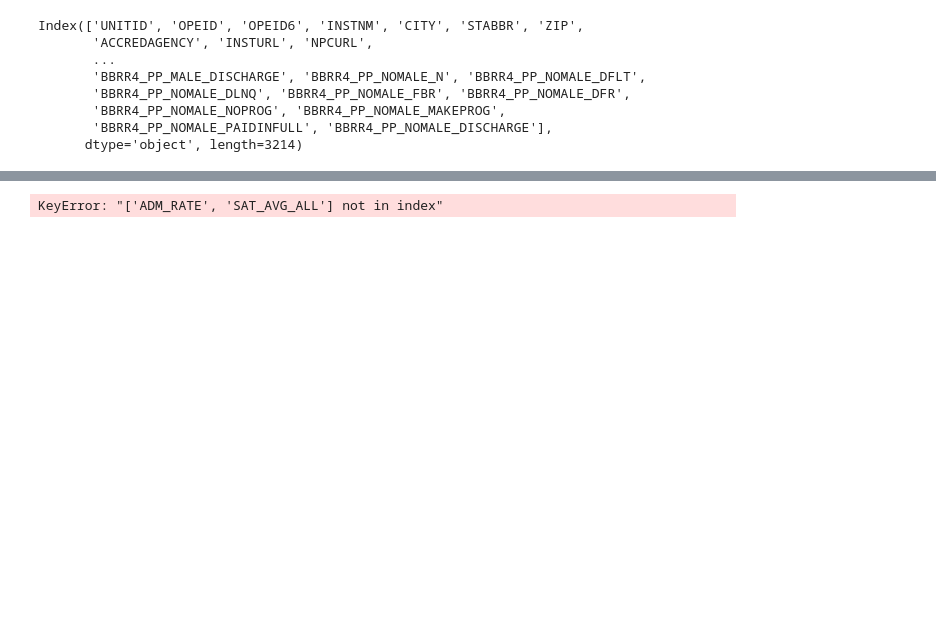
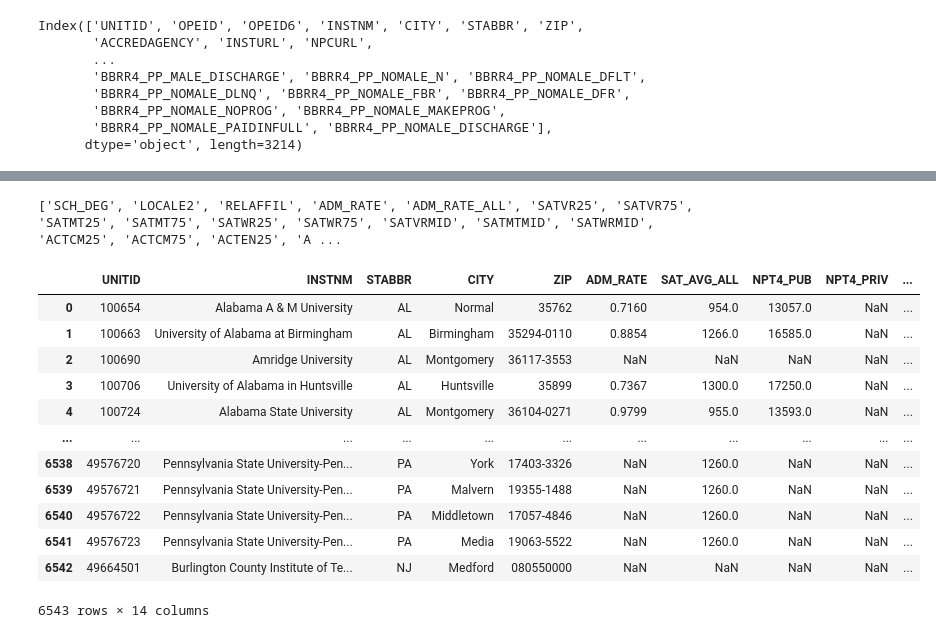
Before and after one commit to Wook22/Education_Institution_Data_Analysis, a Jupyter notebook: test.ipynb, the cells around one changed output, grey strips where cells are left out. Saved outputs shown, nothing was run; the diff lists cells and outputs as text; code cells hidden in the pictures; blank space fills up the shorter version.

```diff
--- a/test.ipynb
+++ b/test.ipynb
@@ -28,23 +62,43 @@ Index(['UNITID', 'OPEID', 'OPEID6', 'INSTNM', 'CITY', 'STABBR', 'ZIP',
+# %%
+null_percentage = test_df.isnull().sum()/len(test_df) *100
+
+columns_above_threshold = null_percentage[null_percentage > 30].index.tolist()
+
+print(columns_above_threshold)
+# %% [output]
+['SCH_DEG', 'LOCALE2', 'RELAFFIL', 'ADM_RATE', 'ADM_RATE_ALL', 'SATVR25', 'SATVR75', 'SATMT25', 'SATMT75', 'SATWR25', 'SATWR75', 'SATVRMID', 'SATMTMID', 'SATWRMID', 'ACTCM25', 'ACTCM75', 'ACTEN25', 'A ...
 # %%
-test_df = test_df[[
+test_select_df = test_df[[
     "UNITID",
     "INSTNM",
     "STABBR",
     "CITY",
     "ZIP",
-    "INSTNM",
     "ADM_RATE",
     "SAT_AVG_ALL",
     "NPT4_PUB",
     "NPT4_PRIV",
     "TUITIONFEE_IN",
     "TUITIONFEE_OUT",
     "LATITUDE",
     "LONGITUDE",
+    "ACTCM25"
 ]]
 
 
-test_df
+test_select_df
 # %% [output]
+|  | UNITID | INSTNM | STABBR | CITY | ZIP | ADM_RATE | SAT_AVG_ALL | NPT4_PUB | NPT4_PRIV | ... |
+| 0 | 100654 | Alabama A & M University | AL | Normal | 35762 | 0.7160 | 954.0 | 13057.0 | NaN | ... |
+| 1 | 100663 | University of Alabama at Birmingham | AL | Birmingham | 35294-0110 | 0.8854 | 1266.0 | 16585.0 | NaN | ... |
+| 2 | 100690 | Amridge University | AL | Montgomery | 36117-3553 | NaN | NaN | NaN | NaN | ... |
+| 3 | 100706 | University of Alabama in Huntsville | AL | Huntsville | 35899 | 0.7367 | 1300.0 | 17250.0 | NaN | ... |
+| 4 | 100724 | Alabama State University | AL | Montgomery | 36104-0271 | 0.9799 | 955.0 | 13593.0 | NaN | ... |
+| ... | ... | ... | ... | ... | ... | ... | ... | ... | ... | ... |
+| 6538 | 49576720 | Pennsylvania State University-Pen... | PA | York | 17403-3326 | NaN | 1260.0 | NaN | NaN | ... |
+| 6539 | 49576721 | Pennsylvania State University-Pen... | PA | Malvern | 19355-1488 | NaN | 1260.0 | NaN | NaN | ... |
+| 6540 | 49576722 | Pennsylvania State University-Pen... | PA | Middletown | 17057-4846 | NaN | 1260.0 | NaN | NaN | ... |
+| 6541 | 49576723 | Pennsylvania State University-Pen... | PA | Media | 19063-5522 | NaN | 1260.0 | NaN | NaN | ... |
+| 6542 | 49664501 | Burlington County Institute of Te... | NJ | Medford | 080550000 | NaN | NaN | NaN | NaN | ... |
-KeyError: "['ADM_RATE', 'SAT_AVG_ALL'] not in index"
+6543 rows × 14 columns
 # %%
```
Also changed, not shown: parts of 5 cells of this notebook, 1 other file.
